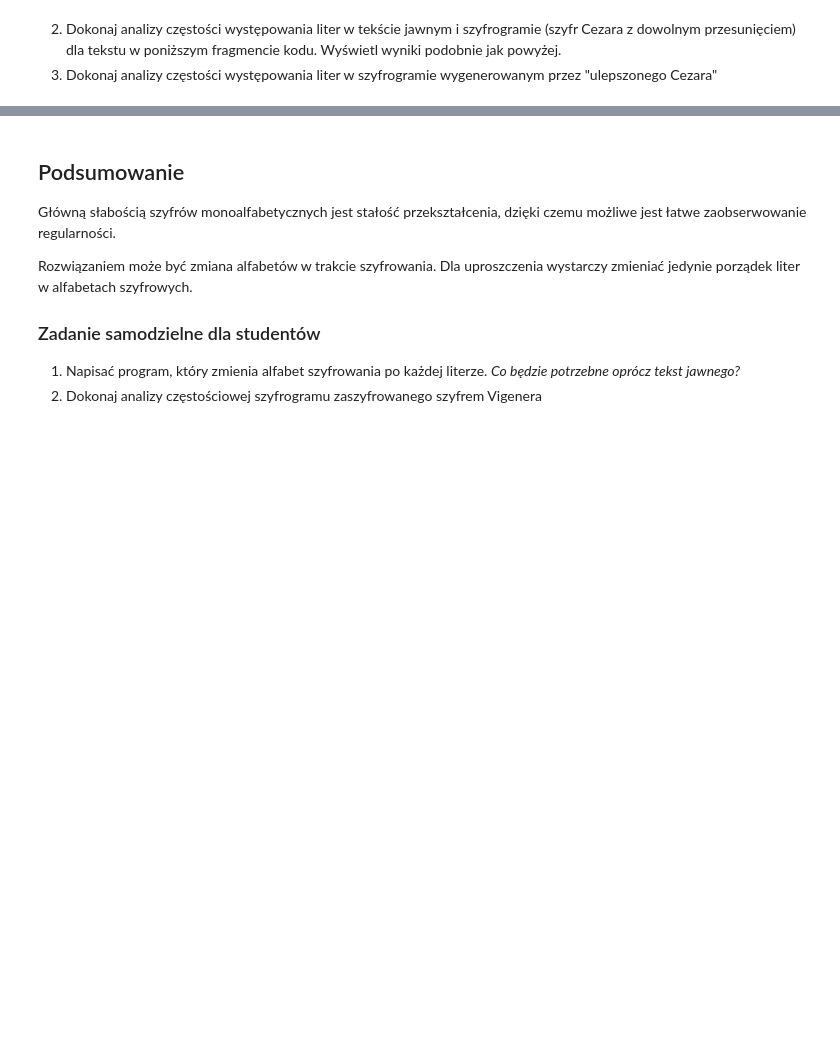
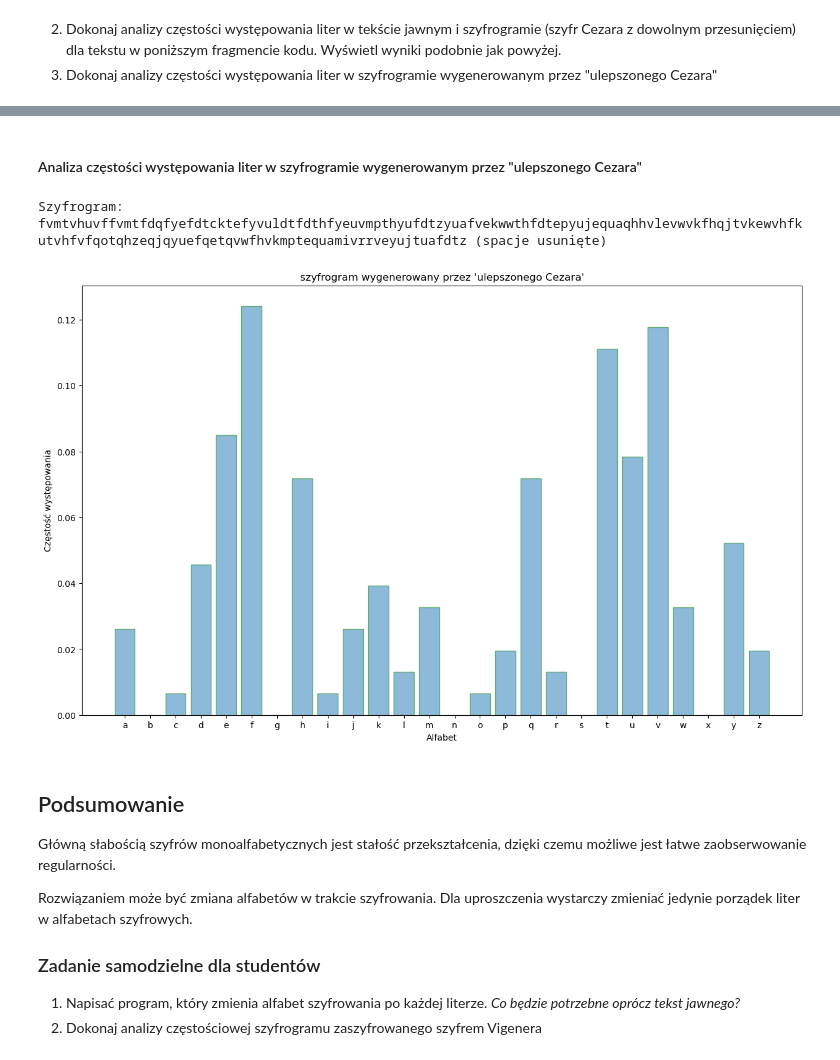
Before and after one commit to Kacper0199/Cryptography, a Jupyter notebook: lab1/Laboratorium_01_4students.ipynb, the cells around one changed output, grey strips where cells are left out. Saved outputs shown, nothing was run; the diff lists cells and outputs as text; code cells hidden in the pictures; blank space fills up the shorter version.

```diff
--- a/lab1/Laboratorium_01_4students.ipynb
+++ b/lab1/Laboratorium_01_4students.ipynb
@@ -141,3 +167,19 @@ ZeroDivisionError: division by zero
+# %% [markdown]
+#### Analiza częstości występowania liter w szyfrogramie wygenerowanym przez "ulepszonego Cezara"
+# %%
+permutated_alphabets = np.random.permutation(alphabets).tolist()
+
+encoded_text = ''
+for c in plaintext:
+    c = c.lower()
+    encoded_text += permutated_alphabets[alphabets.index(c)]
+
+print("Szyfrogram: ",  encoded_text, "(spacje usunięte)")
+
+plot_freq_chart(alphabet, encoded_text, "szyfrogram wygenerowany przez 'ulepszonego Cezara'")
+# %% [output]
+Szyfrogram:  fvmtvhuvffvmtfdqfyefdtcktefyvuldtfdthfyeuvmpthyufdtzyuafvekwwthfdtepyujequaqhhvlevwvkfhqjtvkewvhfkutvhfvfqotqhzeqjqyuefqetqvwfhvkmptequamivrrveyujtuafdtz (spacje usunięte)
+[figure, added]
 # %% [markdown]
 ## Podsumowanie
 Główną słabością szyfrów monoalfabetycznych jest stałość przekształcenia, dzięki czemu możliwe jest łatwe zaobserwowanie regularności.
```
Also changed, not shown: parts of 16 cells of this notebook.
